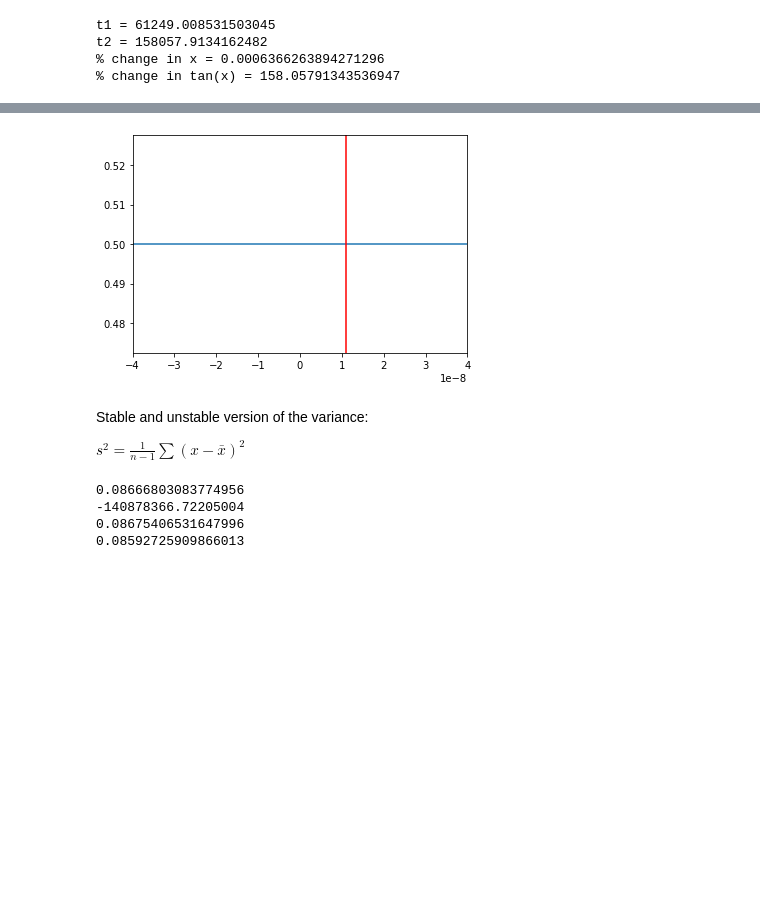
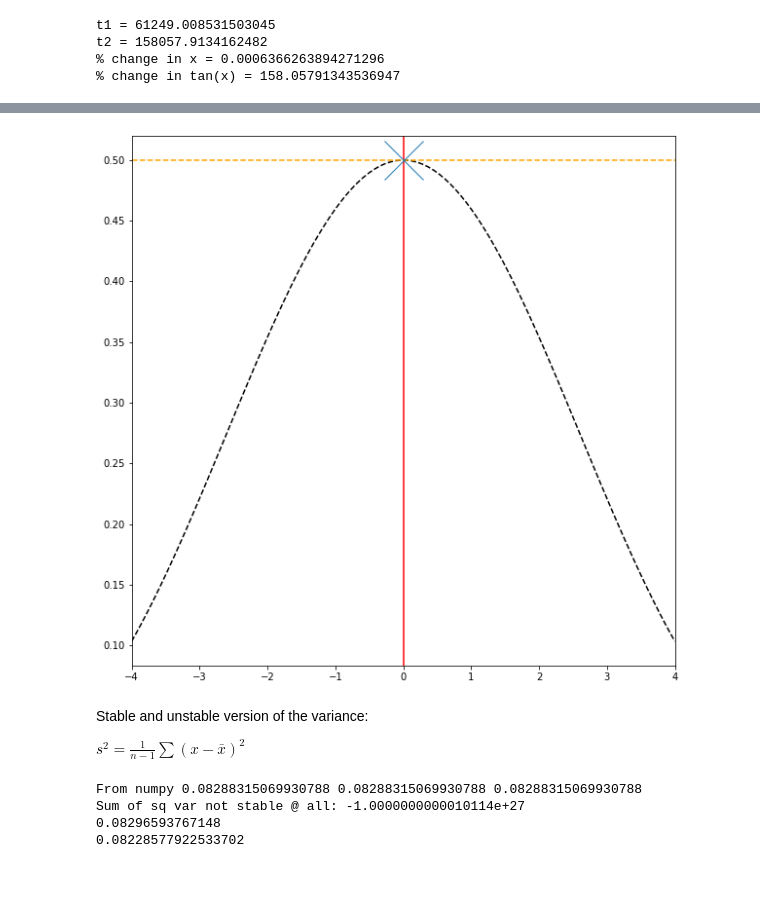
Before and after one commit to RMilock/LaboratoryOfComputationalPhysics_Y3, a Jupyter notebook: 02_NumberRepresentation.ipynb, the cells around one changed output, grey strips where cells are left out. Saved outputs shown, nothing was run; the diff lists cells and outputs as text; code cells hidden in the pictures; blank space fills up the shorter version.

```diff
--- a/02_NumberRepresentation.ipynb
+++ b/02_NumberRepresentation.ipynb
@@ -359,15 +384,18 @@ print ('%2f' % ((1 - np.cos(1.1e-8))/(1.1e-8*1.1e-8)))
 # %%
-# Numerically stable version of funtion using simple trignometry sin=1-cos^2
+# Numerically stable version of function using simple trignometry sin=1-cos^2
 
 def f1(x):
     return 2*np.sin(x/2)**2/(x*x)
 
-x = np.linspace(-4e-8, 4e-8, 100)
-plt.plot(x,f1(x));
-plt.axvline(1.1e-8, color='red')
-plt.xlim([-4e-8, 4e-8]);
+plt.figure(figsize=(10,10))
+x = np.linspace(-4, 4, 100)
+plt.plot(x,f1(x), "k--");
+plt.axvline(1.1e-8, color='r')
+plt.axhline(0.5,color="orange",linestyle="--")
+plt.plot(1.1e-8, 0.5, "x", markersize="40")
+plt.xlim([-4, 4]);
 # %% [output]
-[figure, old version]
+[figure, new version]
 # %% [markdown]
 Stable and unstable version of the variance:
 
@@ -402,17 +430,17 @@ def welford_var(x):
 
 x_ = np.random.uniform(0,1,int(1e3))
 x = 1e12 + x_
-
+n=len(x_)
 # correct answer
-print (np.var(x_))
-
-print (sum_of_squers_var(x)) #NOT num stabl + well cond
+print ("From numpy",np.var(x_), x_.std()**2,x_.var())
+2
+print ("Sum of sq var not stable @ all:",sum_of_squares_var(x)) #NOT num stabl + well cond
 print (direct_var(x)) #num stabl + well cond
 print (welford_var(x)) #worse res than npy =)
 # %% [output]
-0.08666803083774956
--140878366.72205004
-0.08675406531647996
-0.08592725909866013
+From numpy 0.08288315069930788 0.08288315069930788 0.08288315069930788
+Sum of sq var not stable @ all: -1.0000000000010114e+27
+0.08296593767148
+0.08228577922533702
 # %% [markdown]
 #
```
Also changed, not shown: parts of 10 cells of this notebook, 12 other files.
